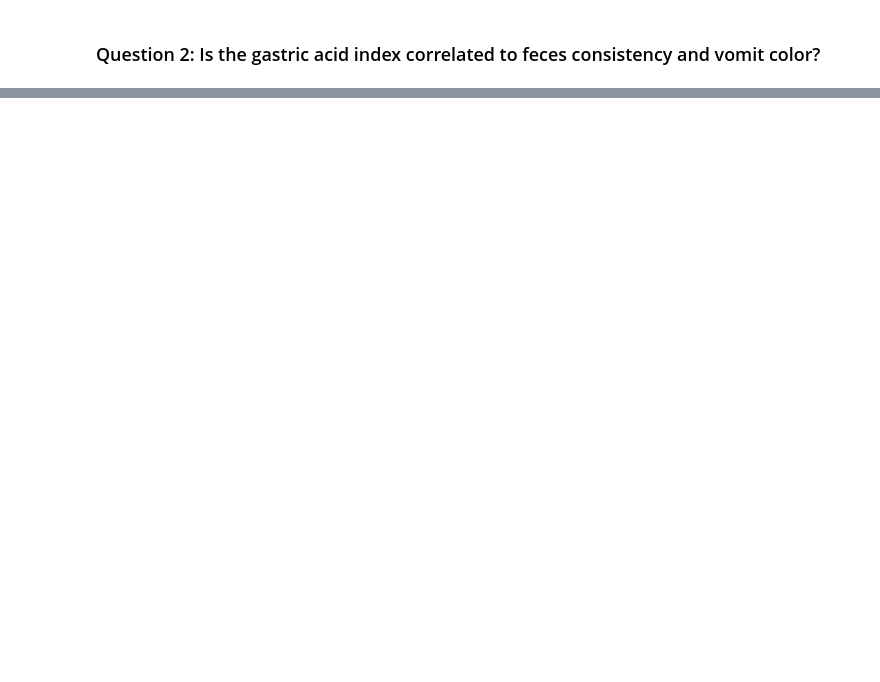
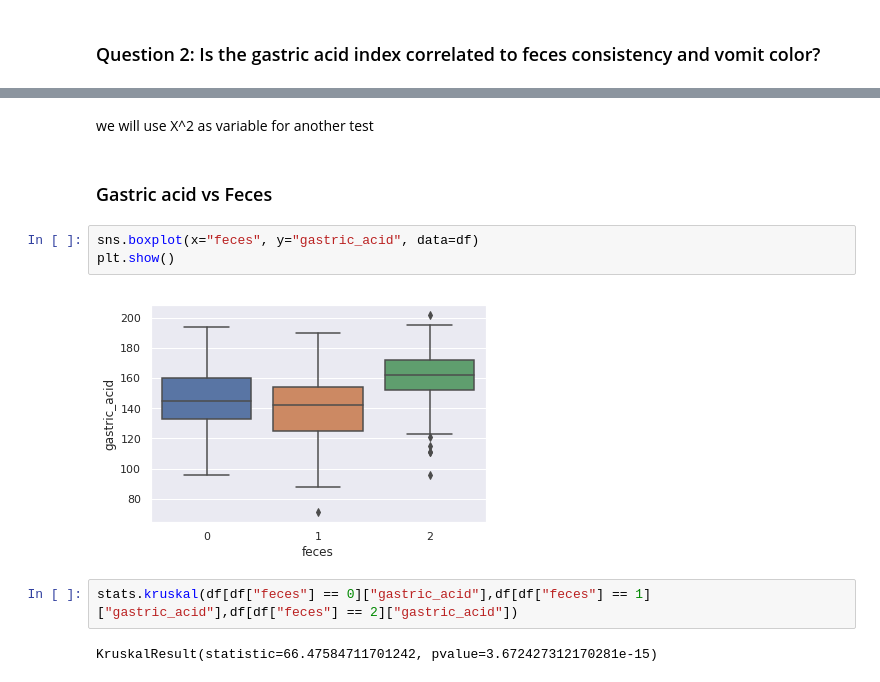
Before and after one commit to wobniarin/community-day, a Jupyter notebook: data/community_day.ipynb, the cells around one changed output, grey strips where cells are left out. Cells and saved outputs as stored; diff of their text form; blank space fills up the shorter version.

```diff
--- a/data/community_day.ipynb
+++ b/data/community_day.ipynb
@@ -170,0 +209,13 @@ plt.legend(loc='upper right')
+# %% [markdown]
+we will use X^2 as variable for another test
+# %% [markdown]
+### Gastric acid vs Feces
+# %%
+sns.boxplot(x="feces", y="gastric_acid", data=df)
+plt.show()
+# %% [output]
+[figure, added]
+# %%
+stats.kruskal(df[df["feces"] == 0]["gastric_acid"],df[df["feces"] == 1]["gastric_acid"],df[df["feces"] == 2]["gastric_acid"])
+# %% [output]
+KruskalResult(statistic=66.47584711701242, pvalue=3.672427312170281e-15)
```
Also changed, not shown: parts of 23 cells of this notebook.
